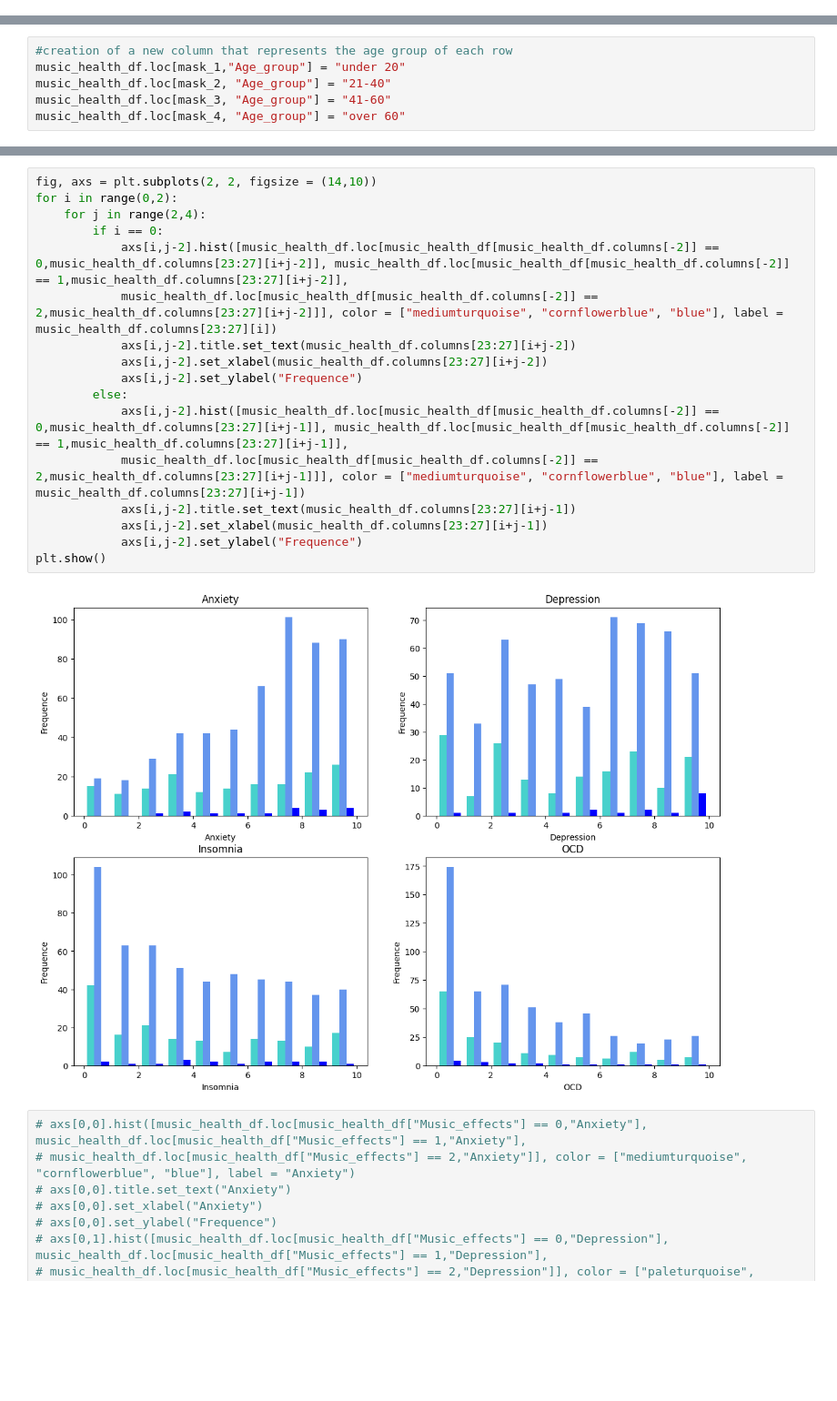
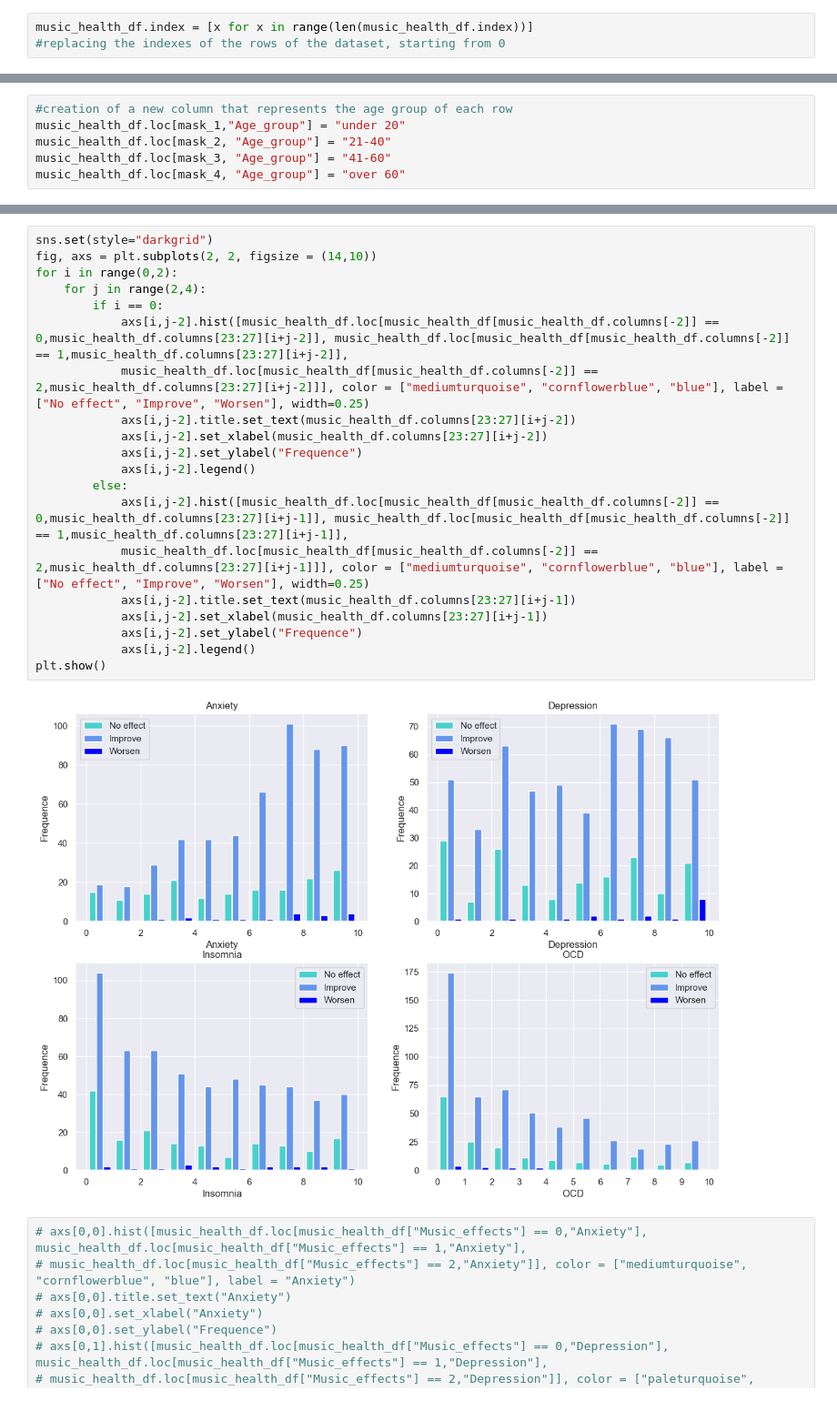
Before and after one commit to alessiasanfelici/Programming-2022-2023, a Jupyter notebook: Project_Programming (1).ipynb, the cells around one changed output, grey strips where cells are left out. Shown: that part at 91% size. Cells and saved outputs as stored; diff of their text form; blank space fills up the shorter version.

```diff
--- a/Project_Programming (1).ipynb
+++ b/Project_Programming (1).ipynb
@@ -169,6 +169,9 @@ music_health_df["Music_effects"] = music_health_df["Music_effects"].astype(int)
 # %%
 music_health_df[music_health_df.columns[0:2]] = music_health_df[music_health_df.columns[0:2]].astype(int)
 music_health_df[music_health_df.columns[23:27]] = music_health_df[music_health_df.columns[23:27]].astype(int)
+# %%
+music_health_df.index = [x for x in range(len(music_health_df.index))]
+#replacing the indexes of the rows of the dataset, starting from 0
 # %%
 music_health_df.head()
 # %% [output]
@@ -355,22 +372,25 @@ Name: Age_group, dtype: int64
 # %%
+sns.set(style="darkgrid")
 fig, axs = plt.subplots(2, 2, figsize = (14,10))
 for i in range(0,2):
     for j in range(2,4):
         if i == 0:
             axs[i,j-2].hist([music_health_df.loc[music_health_df[music_health_df.columns[-2]] == 0,music_health_df.columns[23:27][i+j-2]], music_health_df.loc[music_health_df[music_health_df.columns[-2]] == 1,music_health_df.columns[23:27][i+j-2]],
-            music_health_df.loc[music_health_df[music_health_df.columns[-2]] == 2,music_health_df.columns[23:27][i+j-2]]], color = ["mediumturquoise", "cornflowerblue", "blue"], label = music_health_df.columns[23:27][i])
+            music_health_df.loc[music_health_df[music_health_df.columns[-2]] == 2,music_health_df.columns[23:27][i+j-2]]], color = ["mediumturquoise", "cornflowerblue", "blue"], label = ["No effect", "Improve", "Worsen"], width=0.25)
             axs[i,j-2].title.set_text(music_health_df.columns[23:27][i+j-2])
             axs[i,j-2].set_xlabel(music_health_df.columns[23:27][i+j-2])
             axs[i,j-2].set_ylabel("Frequence")
+            axs[i,j-2].legend()
         else:
             axs[i,j-2].hist([music_health_df.loc[music_health_df[music_health_df.columns[-2]] == 0,music_health_df.columns[23:27][i+j-1]], music_health_df.loc[music_health_df[music_health_df.columns[-2]] == 1,music_health_df.columns[23:27][i+j-1]],
-            music_health_df.loc[music_health_df[music_health_df.columns[-2]] == 2,music_health_df.columns[23:27][i+j-1]]], color = ["mediumturquoise", "cornflowerblue", "blue"], label = music_health_df.columns[23:27][i+j-1])
+            music_health_df.loc[music_health_df[music_health_df.columns[-2]] == 2,music_health_df.columns[23:27][i+j-1]]], color = ["mediumturquoise", "cornflowerblue", "blue"], label = ["No effect", "Improve", "Worsen"], width=0.25)
             axs[i,j-2].title.set_text(music_health_df.columns[23:27][i+j-1])
             axs[i,j-2].set_xlabel(music_health_df.columns[23:27][i+j-1])
             axs[i,j-2].set_ylabel("Frequence")
+            axs[i,j-2].legend()
 plt.show()
 # %% [output]
-[figure, old version]
+[figure, new version]
 # %%
 # axs[0,0].hist([music_health_df.loc[music_health_df["Music_effects"] == 0,"Anxiety"], music_health_df.loc[music_health_df["Music_effects"] == 1,"Anxiety"],
 # music_health_df.loc[music_health_df["Music_effects"] == 2,"Anxiety"]], color = ["mediumturquoise", "cornflowerblue", "blue"], label = "Anxiety")
```
Also changed, not shown: parts of 11 cells of this notebook, 1 other file.
